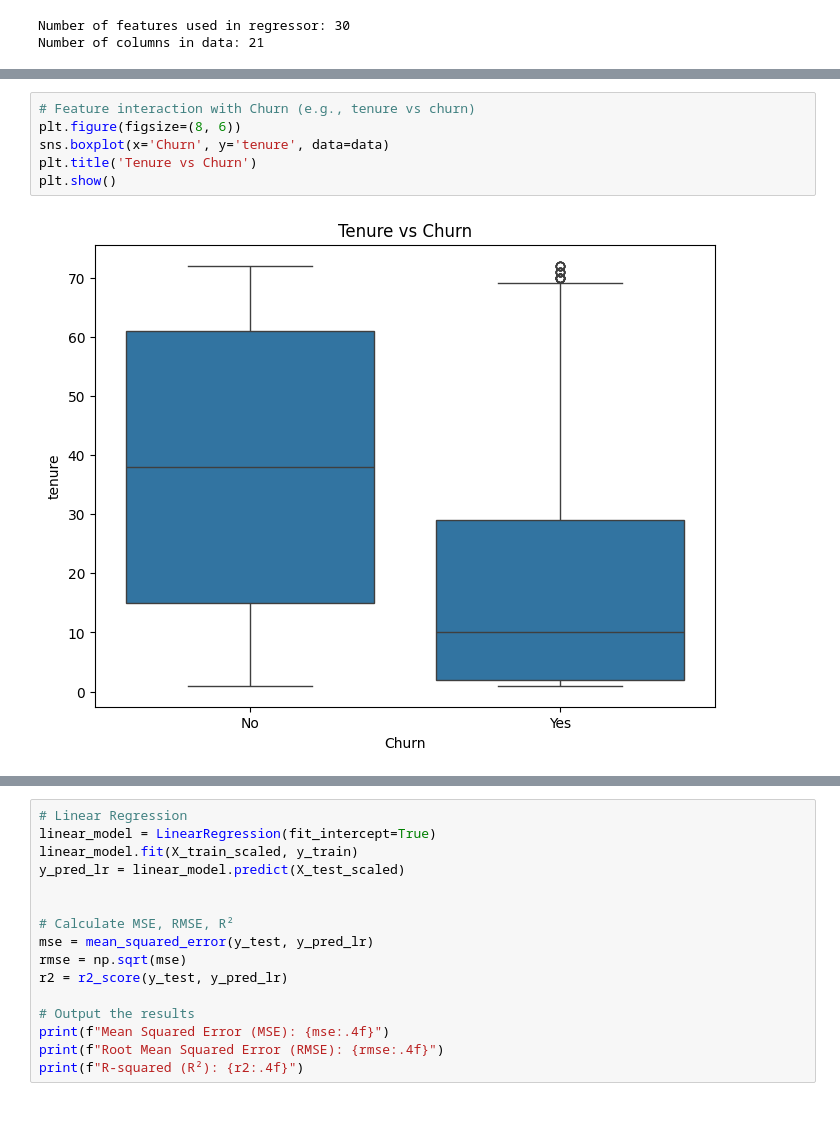
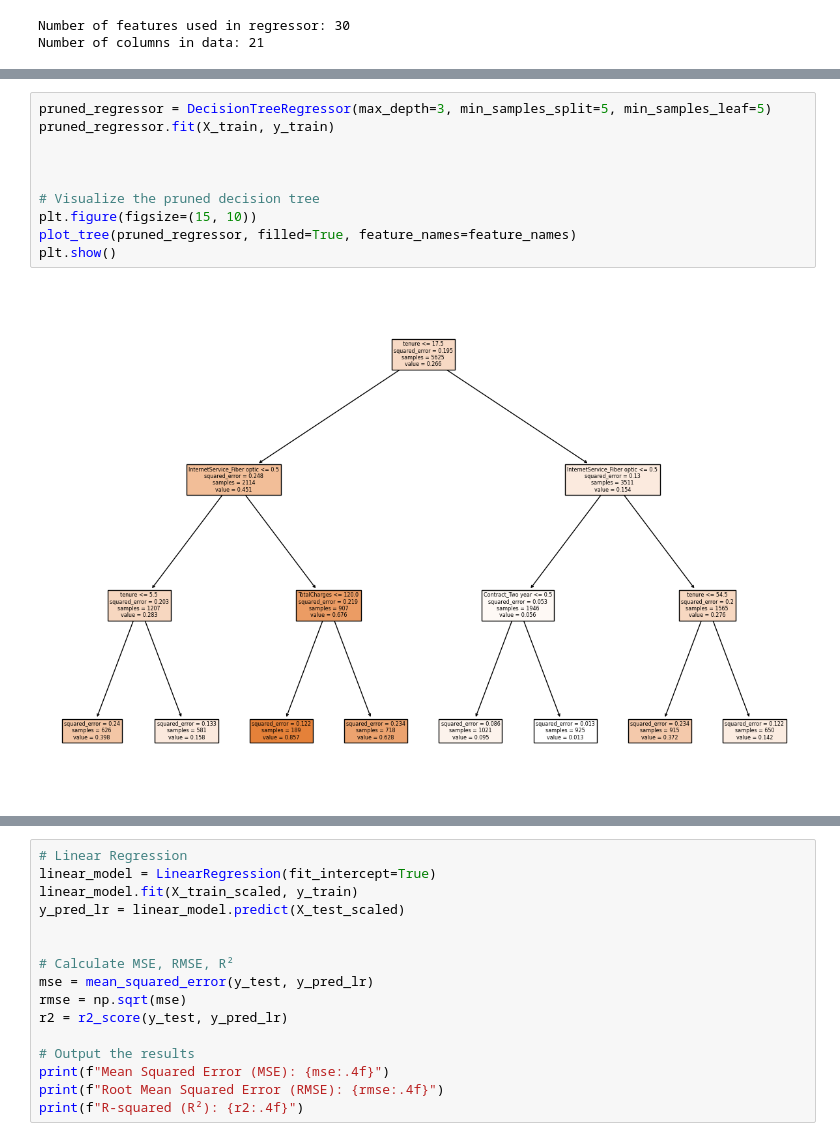
Before and after one commit to akalpit23/Interpretable-ML, a Jupyter notebook: Assignment_03_Interpretable_ML.ipynb, the cells around one changed output, grey strips where cells are left out. Saved outputs shown, nothing was run; the diff lists cells and outputs as text; blank space fills up the shorter version.

```diff
--- a/Assignment_03_Interpretable_ML.ipynb
+++ b/Assignment_03_Interpretable_ML.ipynb
@@ -240,8 +252,12 @@ plt.show()
-# %%
-# Feature interaction with Churn (e.g., tenure vs churn)
-plt.figure(figsize=(8, 6))
-sns.boxplot(x='Churn', y='tenure', data=data)
-plt.title('Tenure vs Churn')
-plt.show()
-# %% [output]
-[figure, removed]
+# %%
+pruned_regressor = DecisionTreeRegressor(max_depth=3, min_samples_split=5, min_samples_leaf=5)
+pruned_regressor.fit(X_train, y_train)
+
+
+
+# Visualize the pruned decision tree
+plt.figure(figsize=(15, 10))
+plot_tree(pruned_regressor, filled=True, feature_names=feature_names)
+plt.show()
+# %% [output]
+[figure, added]
```
Also changed, not shown: parts of 46 cells of this notebook.
